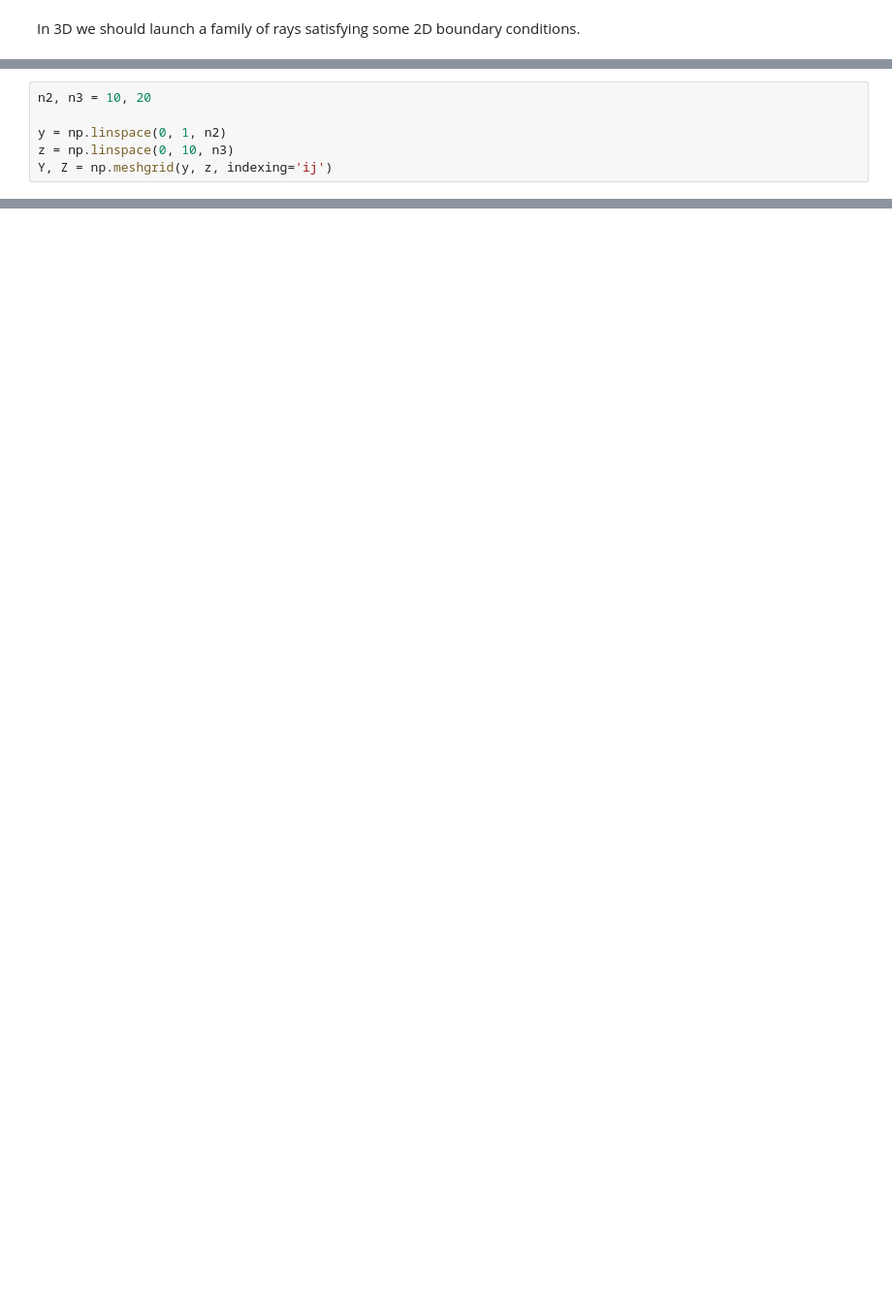
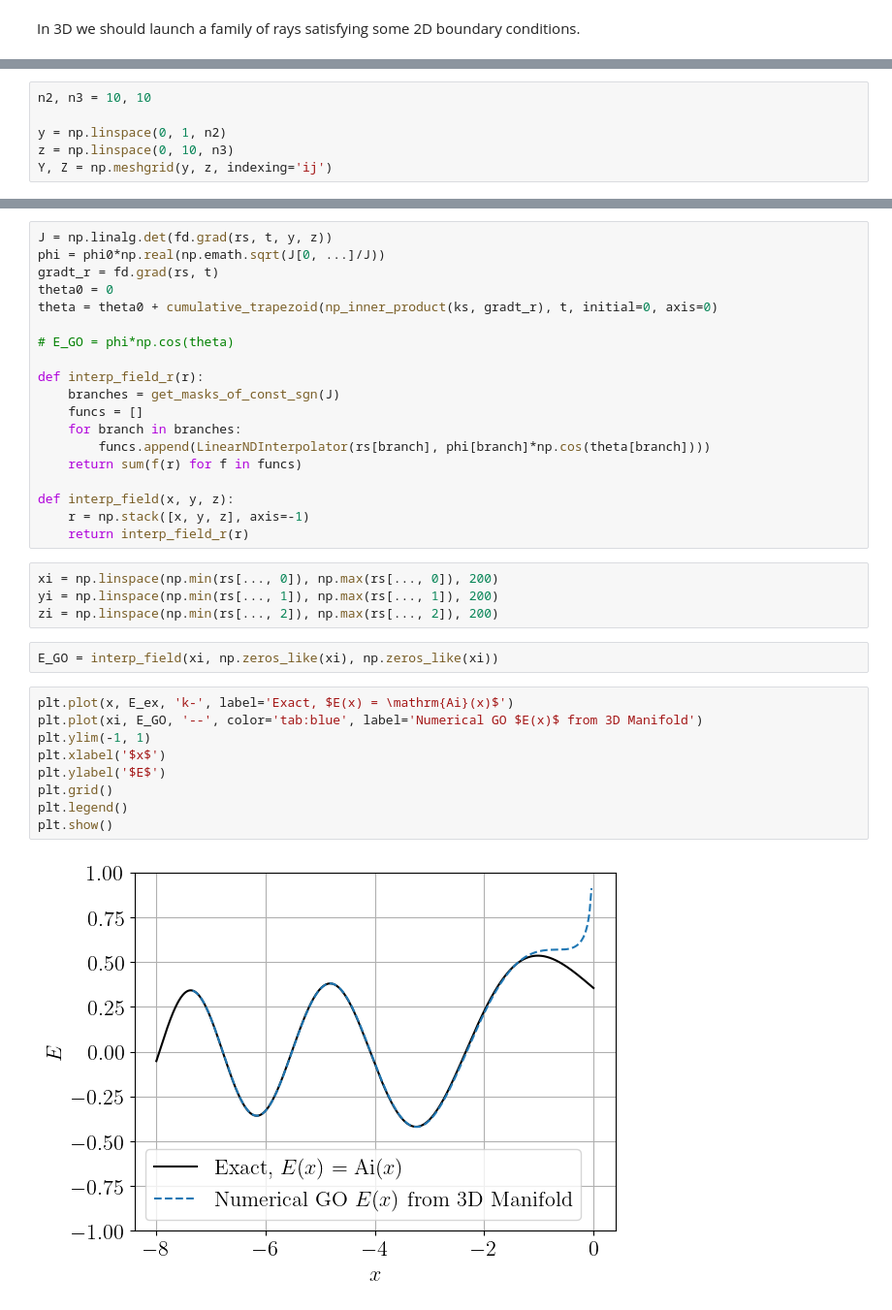
Before and after one commit to runehoejlund/plasma-ray-tracer, a Jupyter notebook: MGO/go.ipynb, the cells around one changed output, grey strips where cells are left out. Shown at 97% size. Cells and saved outputs as stored; diff of their text form; blank space fills up the shorter version.

Commit message:
GO using 3D Manifold!

```diff
--- a/MGO/go.ipynb
+++ b/MGO/go.ipynb
@@ -125,5 +158,5 @@ In 3D we should launch a family of rays satisfying some 2D boundary conditions.
 # %%
-n2, n3 = 10, 20
+n2, n3 = 10, 10
 
 y = np.linspace(0, 1, n2)
 z = np.linspace(0, 10, n3)
@@ -166,0 +194,36 @@ E_GO = phi*np.cos(theta)
+# %%
+J = np.linalg.det(fd.grad(rs, t, y, z))
+phi = phi0*np.real(np.emath.sqrt(J[0, ...]/J))
+gradt_r = fd.grad(rs, t)
+theta0 = 0
+theta = theta0 + cumulative_trapezoid(np_inner_product(ks, gradt_r), t, initial=0, axis=0)
+
+# E_GO = phi*np.cos(theta)
+
+def interp_field_r(r):
+    branches = get_masks_of_const_sgn(J)
+    funcs = []
+    for branch in branches:
+        funcs.append(LinearNDInterpolator(rs[branch], phi[branch]*np.cos(theta[branch])))
+    return sum(f(r) for f in funcs)
+
+def interp_field(x, y, z):
+    r = np.stack([x, y, z], axis=-1)
+    return interp_field_r(r)
+# %%
+xi = np.linspace(np.min(rs[..., 0]), np.max(rs[..., 0]), 200)
+yi = np.linspace(np.min(rs[..., 1]), np.max(rs[..., 1]), 200)
+zi = np.linspace(np.min(rs[..., 2]), np.max(rs[..., 2]), 200)
+# %%
+E_GO = interp_field(xi, np.zeros_like(xi), np.zeros_like(xi))
+# %%
+plt.plot(x, E_ex, 'k-', label='Exact, $E(x) = \mathrm{Ai}(x)$')
+plt.plot(xi, E_GO, '--', color='tab:blue', label='Numerical GO $E(x)$ from 3D Manifold')
+plt.ylim(-1, 1)
+plt.xlabel('$x$')
+plt.ylabel('$E$')
+plt.grid()
+plt.legend()
+plt.show()
+# %% [output]
+[figure, added]
```
Also changed, not shown: parts of 8 cells of this notebook.
